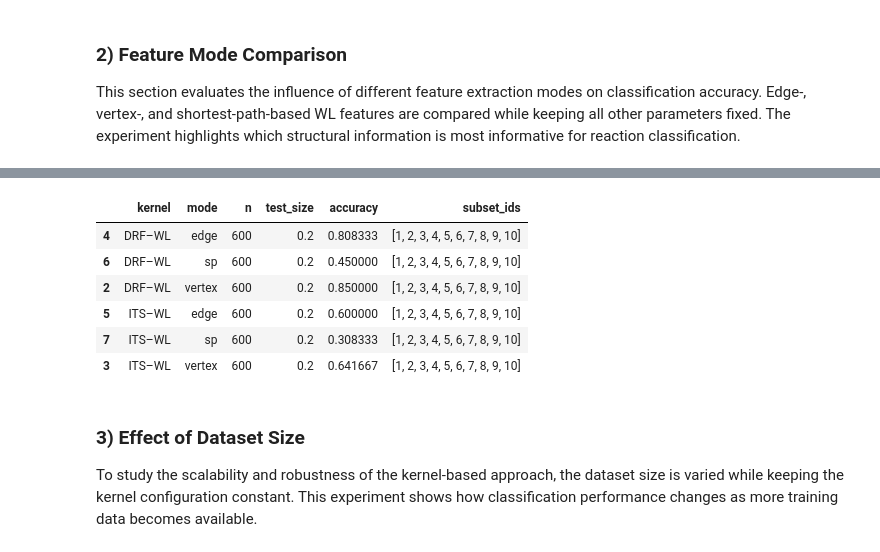
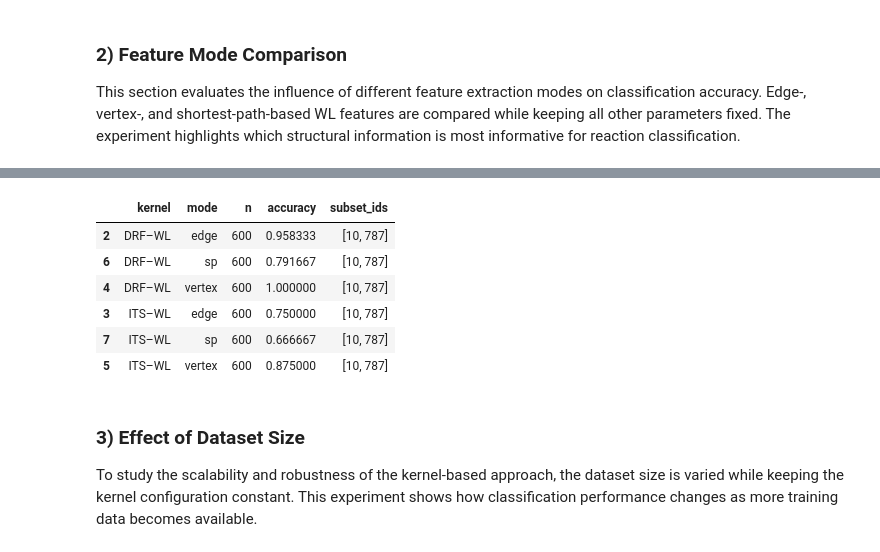
Before and after one commit to PatPatDango/reaction-kernels, a Jupyter notebook: notebooks/wp3.ipynb, the cells around one changed output, grey strips where cells are left out. Saved outputs shown, nothing was run; the diff lists cells and outputs as text; code cells hidden in the pictures.

```diff
--- a/notebooks/wp3.ipynb
+++ b/notebooks/wp3.ipynb
@@ -678,46 +640,34 @@ This section evaluates the influence of different feature extraction modes on cl
 Edge-, vertex-, and shortest-path-based WL features are compared while keeping all other parameters fixed.
 The experiment highlights which structural information is most informative for reaction classification.
 # %%
-tag = "S5_modes"
-n = 600
-test_size = 0.2
+print("\n=== Section 5: Modes (edge/vertex/sp) ===")
 
-for mode in ["vertex","edge","sp"]:
+for mode in ["edge", "vertex", "sp"]:
     # DRF
     res = train_svm_from_precomputed_dir(
-        precomp_dir=DRF_DIRS[mode], feature_key="drf_wl",
-        subset_ids=subset_ids, n=n, test_size=test_size, C=C, seed=seed,
-        verbose=False,
+        precomp_dir=DRF_DIRS[mode],
+        feature_key="drf_wl",
+        subset_ids=subset_ids,
+        n=n, test_size=test_size, C=C, seed=seed,
+        verbose=True,
     )
-    add_result(
-    tag="S5_modes",
-    kernel="DRF–WL",
-    mode=mode,
-    n=n,
-    test_size=test_size,
-    C=C,
-    seed=seed,
-    res=res,
-    subset_ids=subset_ids,
-)
+    add_result(tag="S5_modes", kernel="DRF–WL", mode=mode,
+               n=n, test_size=test_size, C=C, seed=seed, res=res, subset_ids=subset_ids)
+
     # ITS
     res = train_svm_from_precomputed_dir(
-        precomp_dir=ITS_DIRS[mode], feature_key="its_wl",
-        subset_ids=subset_ids, n=n, test_size=test_size, C=C, seed=seed,
-        verbose=False,
+        precomp_dir=ITS_DIRS[mode],
+        feature_key="its_wl",
+        subset_ids=subset_ids,
+        n=n, test_size=test_size, C=C, seed=seed,
+        verbose=True,
     )
-    add_result(
-    tag="S5_modes",
-    kernel="ITS–WL",
-    mode=mode,
-    n=n,
-    test_size=test_size,
-    C=C,
-    seed=seed,
-    res=res,
-    subset_ids=subset_ids,
-)
+    add_result(tag="S5_modes", kernel="ITS–WL", mode=mode,
+               n=n, test_size=test_size, C=C, seed=seed, res=res, subset_ids=subset_ids)
 
 df_results = pd.DataFrame(results)
-df_results[df_results["tag"]==tag][["kernel","mode","n","test_size","accuracy","subset_ids"]].sort_values(["kernel","mode"])
+display(
+    df_results[df_results["tag"]=="S5_modes"][["kernel","mode","n","accuracy","subset_ids"]]
+    .sort_values(["kernel","mode","n"])
+)
 # %% [output]
@@ -724,10 +691,10 @@ df_results[df_results["tag"]==tag][["kernel","mode","n","test_size","accuracy","
-|  | kernel | mode | n | test_size | accuracy | subset_ids |
-| 4 | DRF–WL | edge | 600 | 0.2 | 0.808333 | [1, 2, 3, 4, 5, 6, 7, 8, 9, 10] |
-| 6 | DRF–WL | sp | 600 | 0.2 | 0.450000 | [1, 2, 3, 4, 5, 6, 7, 8, 9, 10] |
-| 2 | DRF–WL | vertex | 600 | 0.2 | 0.850000 | [1, 2, 3, 4, 5, 6, 7, 8, 9, 10] |
-| 5 | ITS–WL | edge | 600 | 0.2 | 0.600000 | [1, 2, 3, 4, 5, 6, 7, 8, 9, 10] |
-| 7 | ITS–WL | sp | 600 | 0.2 | 0.308333 | [1, 2, 3, 4, 5, 6, 7, 8, 9, 10] |
-| 3 | ITS–WL | vertex | 600 | 0.2 | 0.641667 | [1, 2, 3, 4, 5, 6, 7, 8, 9, 10] |
+|  | kernel | mode | n | accuracy | subset_ids |
+| 2 | DRF–WL | edge | 600 | 0.958333 | [10, 787] |
+| 6 | DRF–WL | sp | 600 | 0.791667 | [10, 787] |
+| 4 | DRF–WL | vertex | 600 | 1.000000 | [10, 787] |
+| 3 | ITS–WL | edge | 600 | 0.750000 | [10, 787] |
+| 7 | ITS–WL | sp | 600 | 0.666667 | [10, 787] |
+| 5 | ITS–WL | vertex | 600 | 0.875000 | [10, 787] |
 # %% [markdown]
 ### 3) Effect of Dataset Size
 
```
Also changed, not shown: parts of 10 cells of this notebook, 1 other file.
